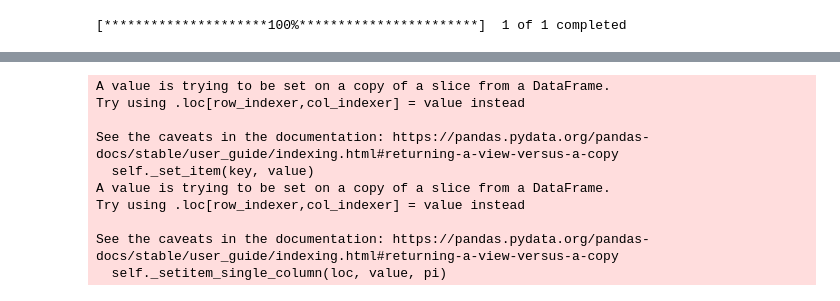
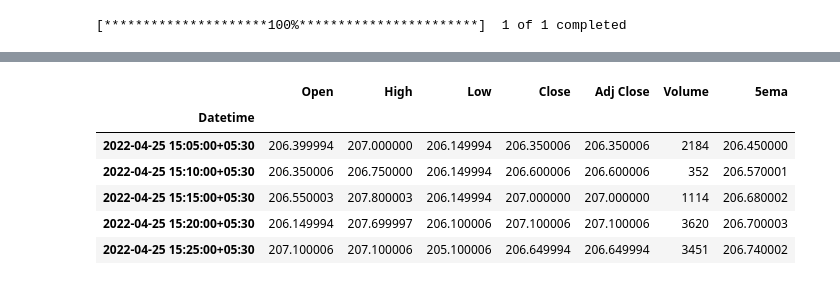
Before and after one commit to tyagiprince2010/algo-trading, a Jupyter notebook: 5ema.ipynb, the cells around one changed output, grey strips where cells are left out. Saved outputs shown, nothing was run; the diff lists cells and outputs as text; code cells hidden in the pictures.

```diff
--- a/5ema.ipynb
+++ b/5ema.ipynb
@@ -32,18 +41,13 @@ df.head()
 df['5ema'] = df['Close'].rolling(5).mean()
 # %%
 df = df.dropna()
-# %%
-# entry candle is the one which is above 5 ema and doesnt touch 5ema line.
-df['entry_candle'] = np.nan
-df.loc[(df['5ema'] < df['Low']), 'entry_candle'] = 1
-# %% [output]
-A value is trying to be set on a copy of a slice from a DataFrame.
-Try using .loc[row_indexer,col_indexer] = value instead
-
-See the caveats in the documentation: https://pandas.pydata.org/pandas-docs/stable/user_guide/indexing.html#returning-a-view-versus-a-copy
-  self._set_item(key, value)
-A value is trying to be set on a copy of a slice from a DataFrame.
-Try using .loc[row_indexer,col_indexer] = value instead
-
-See the caveats in the documentation: https://pandas.pydata.org/pandas-docs/stable/user_guide/indexing.html#returning-a-view-versus-a-copy
-  self._setitem_single_column(loc, value, pi)
+# %%
+df.tail()
+# %% [output]
+|  | Open | High | Low | Close | Adj Close | Volume | 5ema |
+| Datetime |  |  |  |  |  |  |  |
+| 2022-04-25 15:05:00+05:30 | 206.399994 | 207.000000 | 206.149994 | 206.350006 | 206.350006 | 2184 | 206.450000 |
+| 2022-04-25 15:10:00+05:30 | 206.350006 | 206.750000 | 206.149994 | 206.600006 | 206.600006 | 352 | 206.570001 |
+| 2022-04-25 15:15:00+05:30 | 206.550003 | 207.800003 | 206.149994 | 207.000000 | 207.000000 | 1114 | 206.680002 |
+| 2022-04-25 15:20:00+05:30 | 206.149994 | 207.699997 | 206.100006 | 207.100006 | 207.100006 | 3620 | 206.700003 |
+| 2022-04-25 15:25:00+05:30 | 207.100006 | 207.100006 | 205.100006 | 206.649994 | 206.649994 | 3451 | 206.740002 |
```
Also changed, not shown: parts of 18 cells of this notebook.
